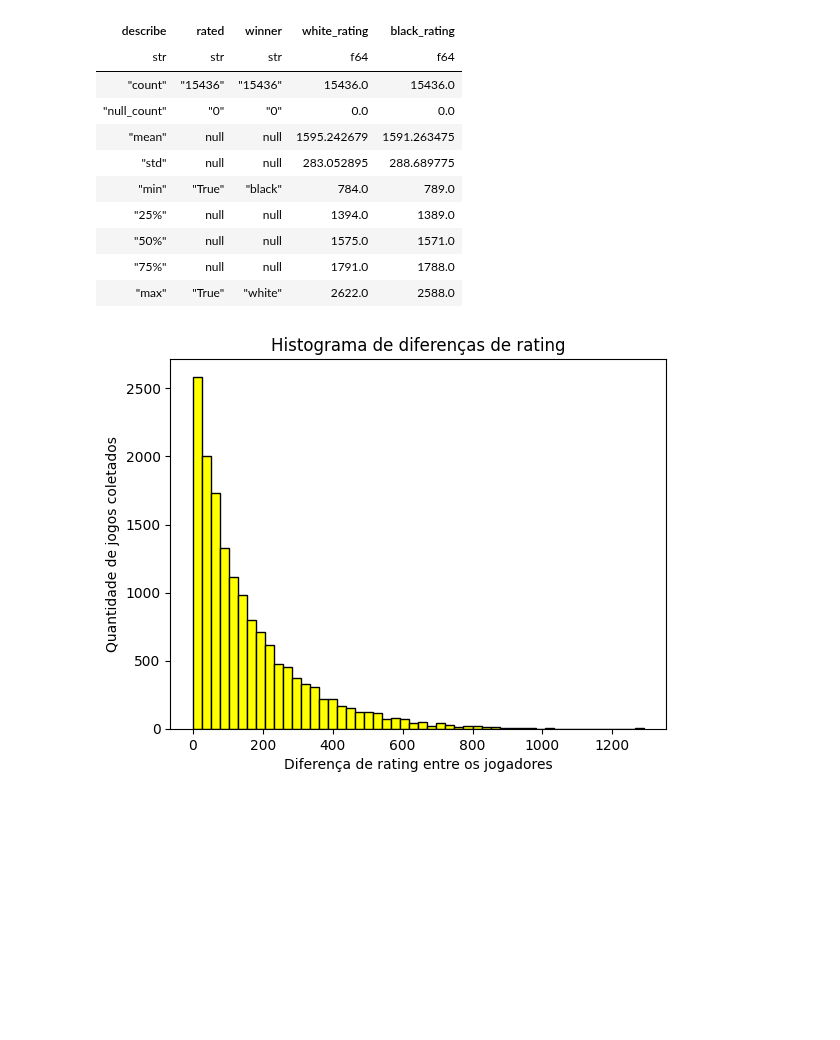
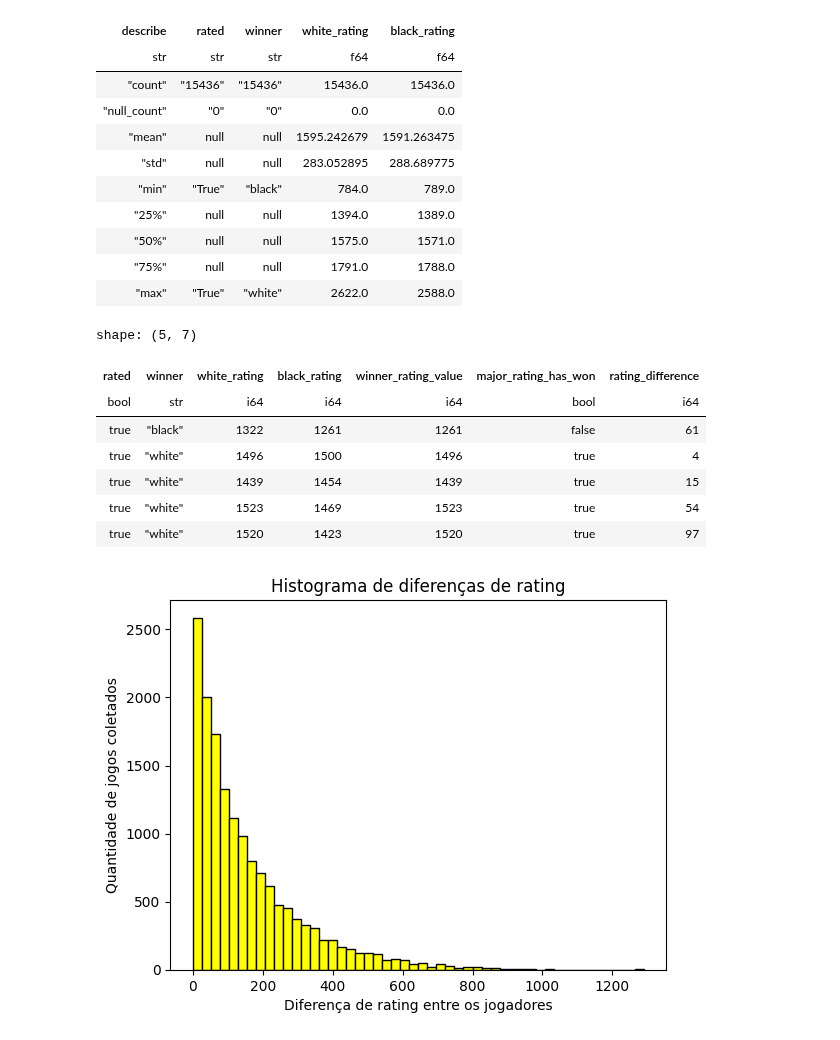
Before and after one commit to wevertonrs/chessrating, a Jupyter notebook: projeto_final.ipynb, the cells around one changed output. Cells and saved outputs as stored; diff of their text form; code cells hidden in the pictures; blank space fills up the shorter version.

```diff
--- a/projeto_final.ipynb
+++ b/projeto_final.ipynb
@@ -160,3 +137,14 @@ ndf = ndf.with_columns(abs(pl.col('white_rating') - pl.col('black_rating')).alia
+# %%
+ndf.head()
+# %% [output]
+shape: (5, 7)
+| rated | winner | white_rating | black_rating | winner_rating_value | major_rating_has_won | rating_difference |
+| bool | str | i64 | i64 | i64 | bool | i64 |
+| true | "black" | 1322 | 1261 | 1261 | false | 61 |
+| true | "white" | 1496 | 1500 | 1496 | true | 4 |
+| true | "white" | 1439 | 1454 | 1439 | true | 15 |
+| true | "white" | 1523 | 1469 | 1523 | true | 54 |
+| true | "white" | 1520 | 1423 | 1520 | true | 97 |
 # %%
 import numpy as np
 import matplotlib.pyplot as plt
```
Also changed, not shown: parts of 14 cells of this notebook.
